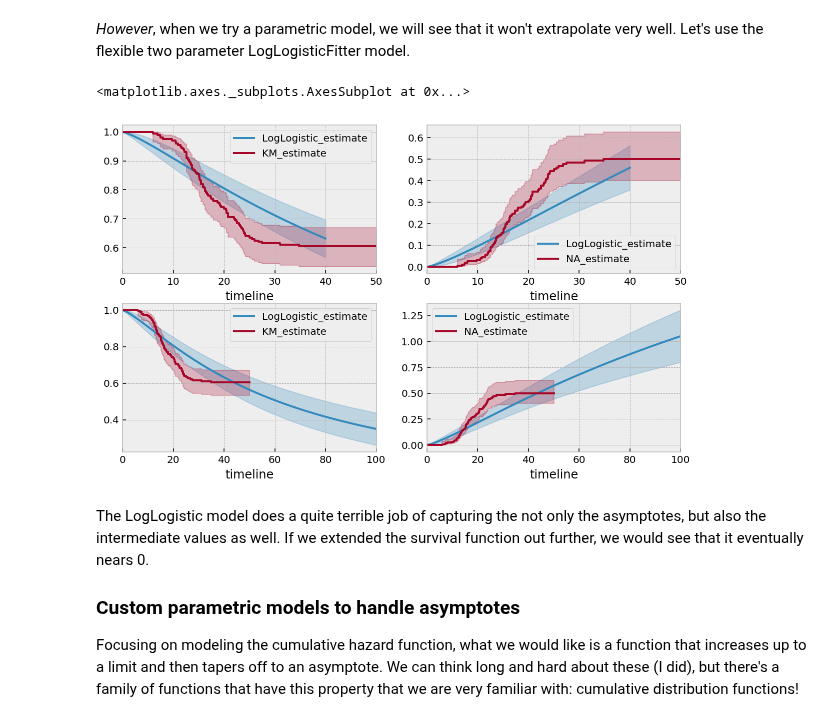
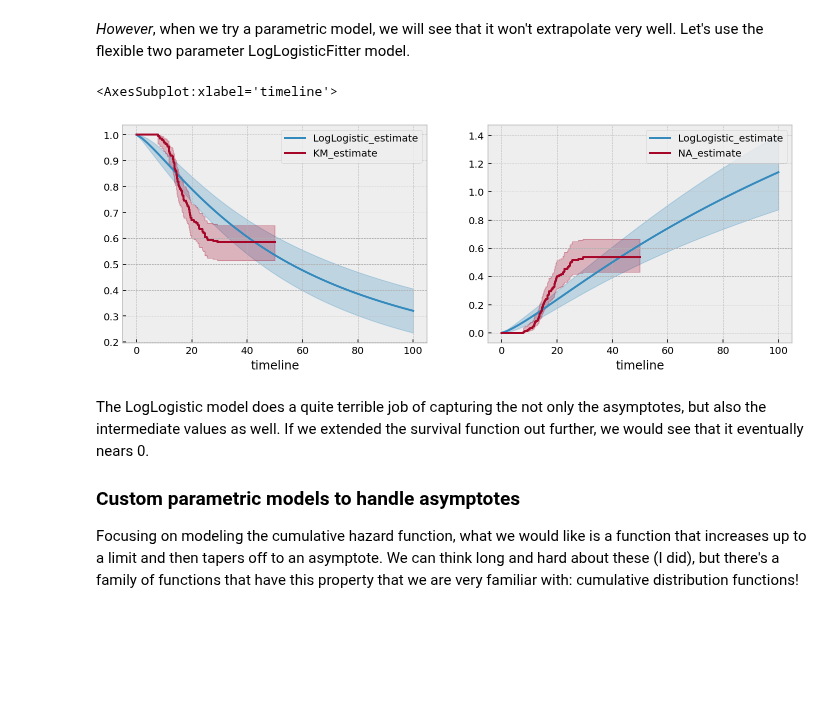
Before and after one commit to CamDavidsonPilon/lifelines, a Jupyter notebook: docs/jupyter_notebooks/Modelling time-lagged conversion rates.ipynb, the cells around one changed output. Drawn from its saved outputs; the diff is of its cells as text; code cells hidden in the pictures; blank space fills up the shorter version.

```diff
--- a/docs/jupyter_notebooks/Modelling time-lagged conversion rates.ipynb
+++ b/docs/jupyter_notebooks/Modelling time-lagged conversion rates.ipynb
@@ -44,29 +47,22 @@ _However_, when we try a parametric model, we will see that it won't extrapolate
 # %%
 from lifelines import LogLogisticFitter
 
-fig, ax = plt.subplots(nrows=2, ncols=2, figsize=(10, 6))
+fig, ax = plt.subplots(nrows=1, ncols=2, figsize=(12, 4))
 
 t = np.linspace(0, 40)
 llf = LogLogisticFitter().fit(T, E, timeline=t)
 
-
-llf.plot_survival_function(ax=ax[0][0])
-kmf.plot(ax=ax[0][0])
-
-llf.plot_cumulative_hazard(ax=ax[0][1])
-naf.plot(ax=ax[0][1])
-
 t = np.linspace(0, 100)
 llf = LogLogisticFitter().fit(T, E, timeline=t)
 
-llf.plot_survival_function(ax=ax[1][0])
-kmf.plot(ax=ax[1][0])
+llf.plot_survival_function(ax=ax[0])
+kmf.plot(ax=ax[0])
 
-llf.plot_cumulative_hazard(ax=ax[1][1])
-naf.plot(ax=ax[1][1])
+llf.plot_cumulative_hazard(ax=ax[1])
+naf.plot(ax=ax[1])
 # %% [output]
-<matplotlib.axes._subplots.AxesSubplot at 0x...>
+<AxesSubplot:xlabel='timeline'>
-[figure, old version]
+[figure, new version]
 # %% [markdown]
 The LogLogistic model does a quite terrible job of capturing the not only the asymptotes, but also the intermediate values as well. If we extended the survival function out further, we would see that it eventually nears 0.
 
```
Also changed, not shown: parts of 8 cells of this notebook, 1 other file.
